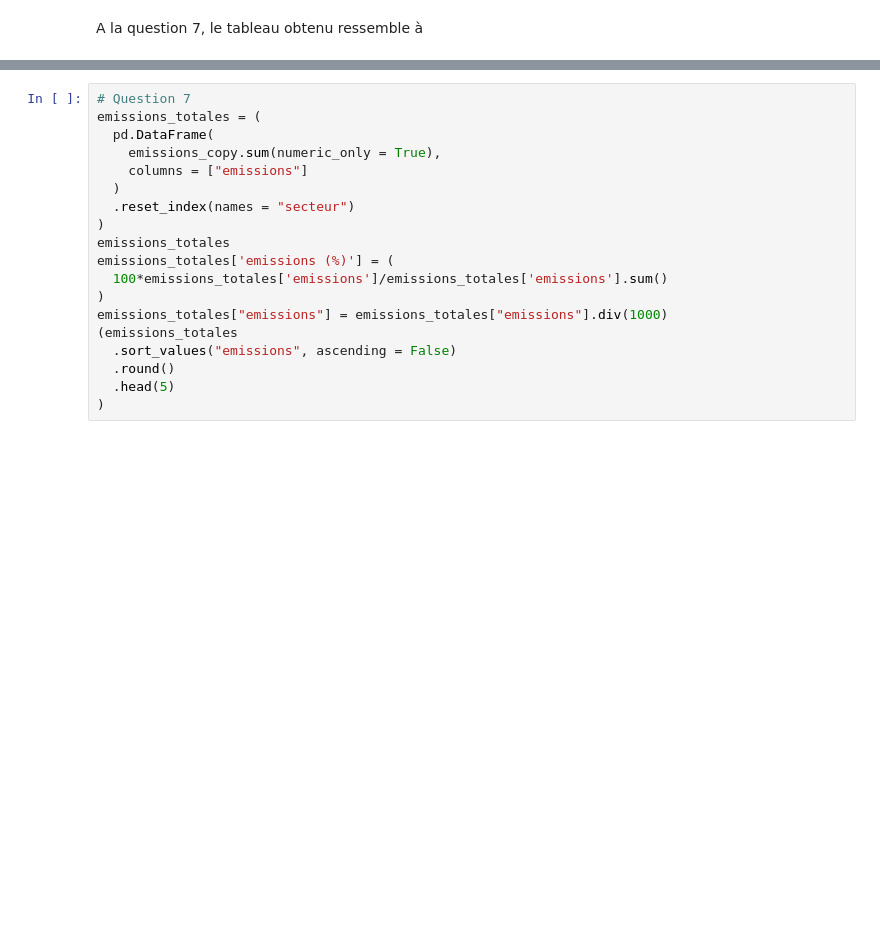
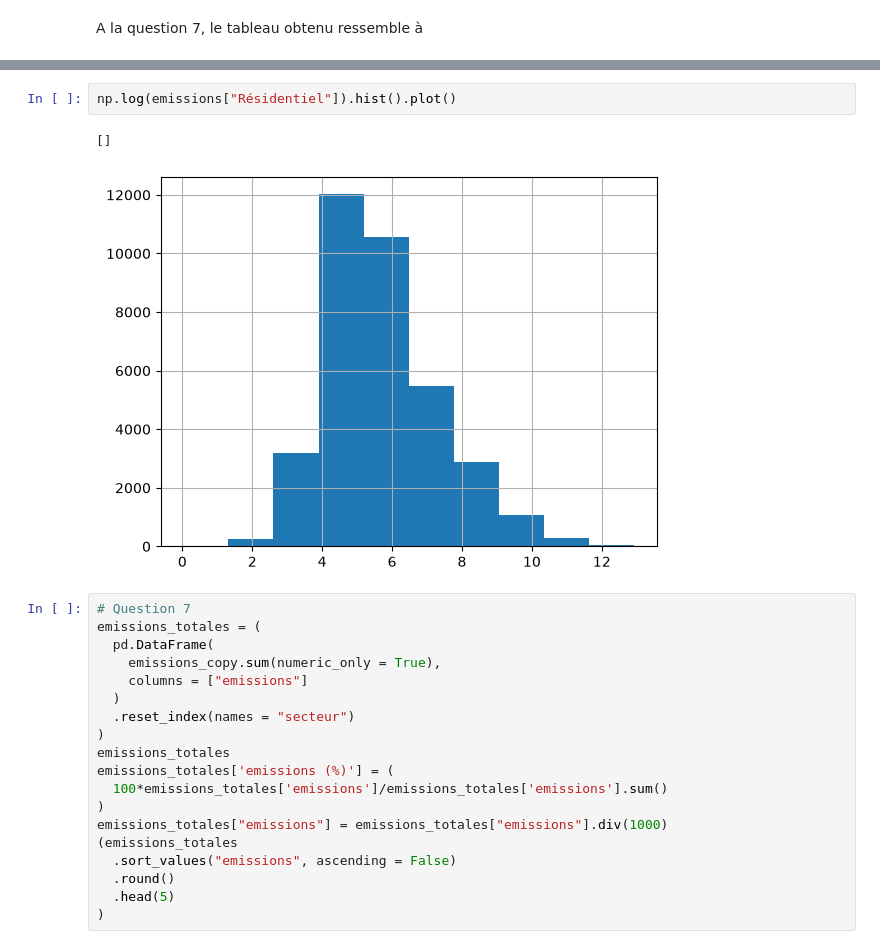
Before and after one commit to dchitorog/test-cadavre-exquis, a Jupyter notebook: notebook.ipynb, the cells around one changed output, grey strips where cells are left out. Saved outputs shown, nothing was run; the diff lists cells and outputs as text; blank space fills up the shorter version.

```diff
--- a/notebook.ipynb
+++ b/notebook.ipynb
@@ -1542,3 +1551,8 @@ A la question 7, le tableau obtenu ressemble à
+# %%
+np.log(emissions["Résidentiel"]).hist().plot()
+# %% [output]
+[]
+[figure, added]
 # %%
 # Question 7
 emissions_totales = (
```
Also changed, not shown: parts of 7 cells of this notebook.
